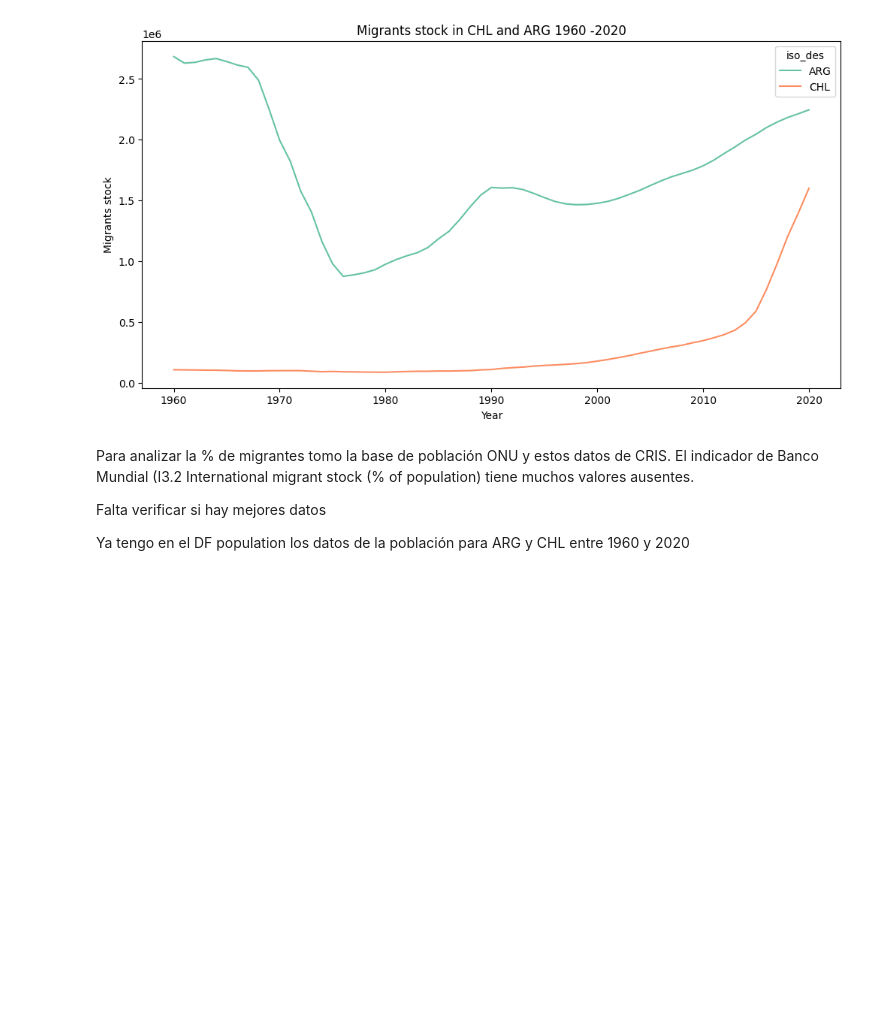
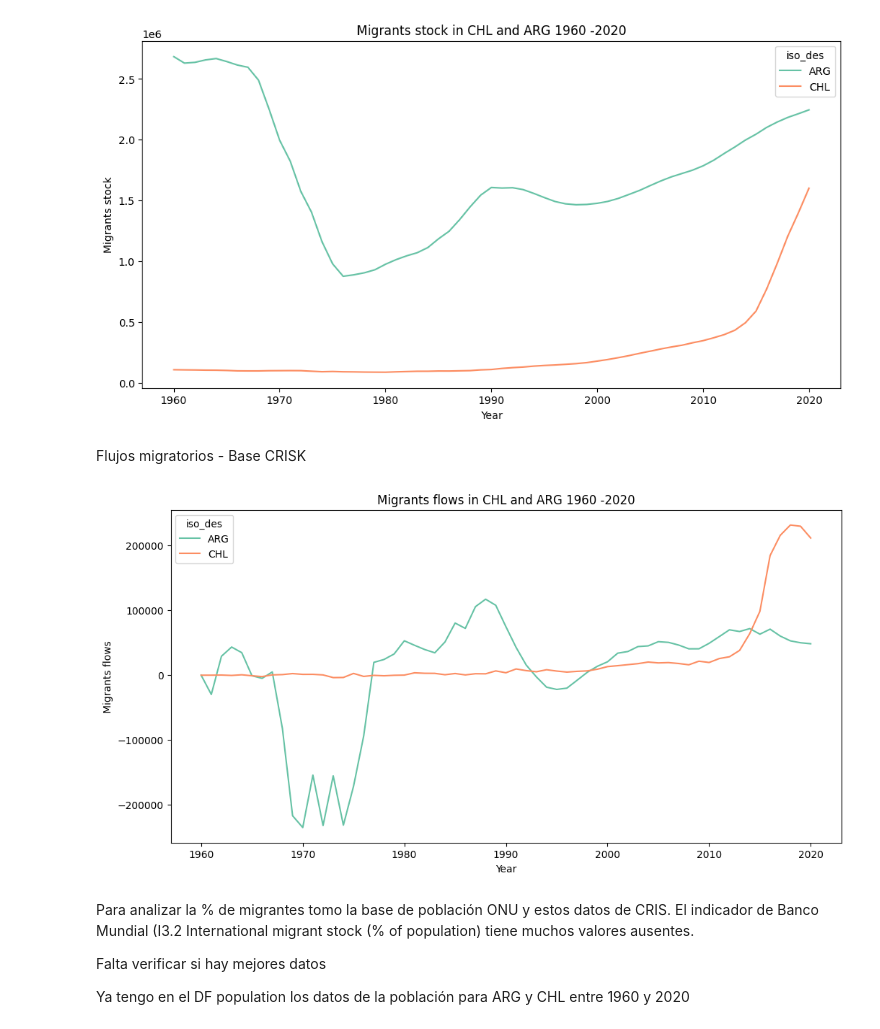
Before and after one commit to natdebandi/migmobs_exploratory, a Jupyter notebook: MIGMOBS_migration_stock.ipynb, the cells around one changed output. Drawn from its saved outputs; the diff is of its cells as text; code cells hidden in the pictures; blank space fills up the shorter version.

```diff
--- a/MIGMOBS_migration_stock.ipynb
+++ b/MIGMOBS_migration_stock.ipynb
@@ -51,6 +68,20 @@ plt.ylabel('Migrants stock')
 plt.show()
 # %% [output]
 [figure]
+# %% [markdown]
+Flujos migratorios - Base CRISK
+# %%
+latam_mig_df_grp = latam_mig_df.groupby(['year', 'iso_des'])['flow'].sum().reset_index()
+latam_mig_df_grp
+
+plt.figure(figsize=(12, 6))
+sns.lineplot(x='year', y='flow', hue='iso_des', data=latam_mig_df_grp, palette = "Set2")
+plt.title('Migrants flows in CHL and ARG 1960 -2020')
+plt.xlabel('Year')
+plt.ylabel('Migrants flows')
+plt.show()
+# %% [output]
+[figure, added]
 # %% [markdown]
 Para analizar la % de migrantes tomo la base de población ONU y estos datos de CRIS. El indicador de Banco Mundial (I3.2 International migrant stock (% of population) tiene muchos valores ausentes.
 
```
Also changed, not shown: parts of 2 cells of this notebook.
